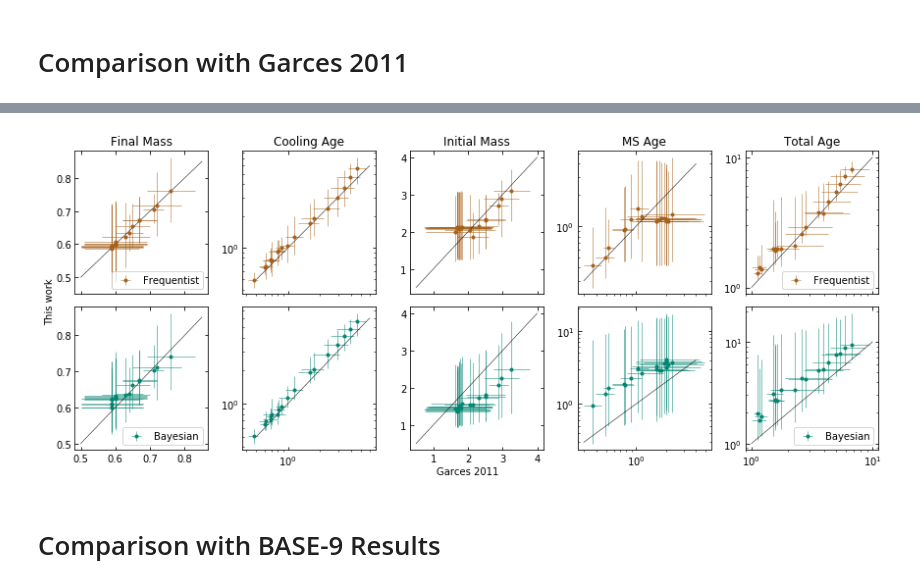
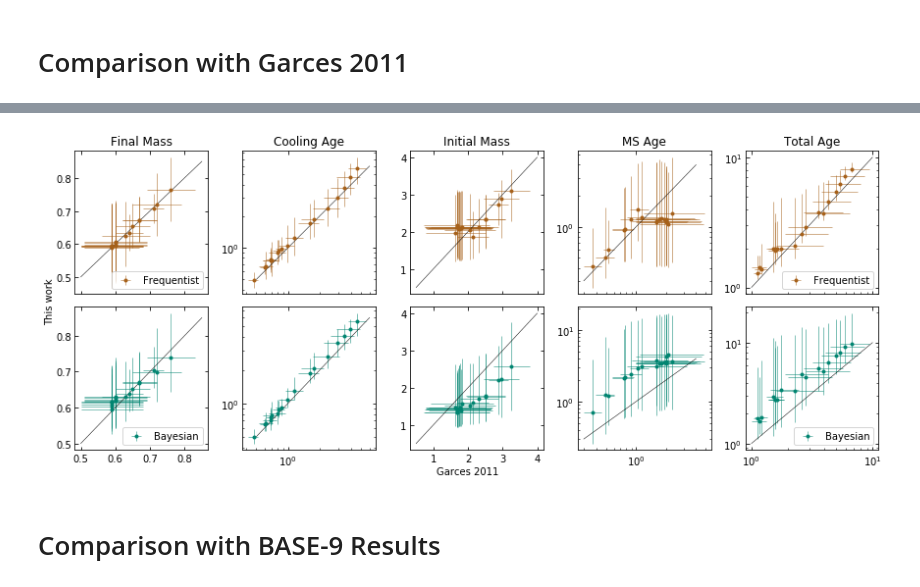
Before and after one commit to rkiman/wdwarfdate, a Jupyter notebook: Age_test.ipynb, the cells around one changed output, grey strips where cells are left out. Saved outputs shown, nothing was run; the diff lists cells and outputs as text; code cells hidden in the pictures.

```diff
--- a/Age_test.ipynb
+++ b/Age_test.ipynb
@@ -202,4 +211,4 @@ garces2011 = garces2011[mask_good]
 result_garces2011_freq = wdwarfdate.calc_wd_age(garces2011['Teff'],garces2011['e_Teff'],
                                                 garces2011['logg'],garces2011['e_logg'],
                                                 n_mc=10000,return_distributions=True)
-result_garces2011_table = Table.read('Garces2011_results_bayesian_w_delta_m.fits')
+result_garces2011_table = Table.read('results/Garces2011_results_bayesian.fits')
@@ -228,7 +229,7 @@ x = np.linspace(0.5,0.85)
 ax9.plot(x,x,'-',color=color_line,linewidth=lw)
 ax9.set_title('Final Mass')
 ax9.tick_params('both',direction='in',top=True,right=True)
-ax9.tick_params('y',which='minor',direction='in',right=True)
+ax9.tick_params('both',which='minor',direction='in',right=True)
 ax9.legend(loc=4)
 
 ax10.errorbar(garces2011['final_mass'],result_garces2011_table['final_mass_median'],
@@ -239,7 +240,7 @@ ax10.errorbar(garces2011['final_mass'],result_garces2011_table['final_mass_media
 x = np.linspace(0.5,0.85)
 ax10.plot(x,x,'-',color=color_line,linewidth=lw)
 ax10.tick_params('both',direction='in',top=True,right=True)
-ax10.tick_params('y',which='minor',direction='in',right=True)
+ax10.tick_params('both',which='minor',direction='in',right=True)
 ax10.legend(loc=4)
 
 ax1.errorbar(garces2011['Age'],result_garces2011_freq['total_age_median']/1e9,
@@ -251,7 +252,7 @@ x = np.linspace(1,10)
 ax1.plot(x,x,'-',color=color_line,linewidth=lw)
 ax1.set_title('Total Age')
 ax1.tick_params('both',direction='in',top=True,right=True)
-ax1.tick_params('y',which='minor',direction='in',right=True)
+ax1.tick_params('both',which='minor',direction='in',right=True)
 ax1.legend(loc=4)
 ax1.set_xscale('log')
 ax1.set_yscale('log')
@@ -264,7 +265,7 @@ ax5.errorbar(garces2011['Age'],result_garces2011_table['total_age_median'],
 x = np.linspace(1,10)
 ax5.plot(x,x,'-',color=color_line,linewidth=lw)
 ax5.tick_params('both',direction='in',top=True,right=True)
-ax5.tick_params('y',which='minor',direction='in',right=True)
+ax5.tick_params('both',which='minor',direction='in',right=True)
 ax5.legend(loc=4)
 ax5.set_xscale('log')
 ax5.set_yscale('log')
@@ -277,7 +278,7 @@ x = np.linspace(0.5,4)
 ax2.plot(x,x,'-',color=color_line,linewidth=lw)
 ax2.set_title('Initial Mass')
 ax2.tick_params('both',direction='in',top=True,right=True)
-ax2.tick_params('y',which='minor',direction='in',right=True)
+ax2.tick_params('both',which='minor',direction='in',right=True)
 
 ax6.errorbar(garces2011['Minitial_mass'],result_garces2011_table['initial_mass_median'],
              xerr=garces2011['e_initial_mass'],
@@ -298,9 +299,7 @@ x = np.linspace(0.5,6)
 ax3.plot(x,x,'-',color=color_line,linewidth=lw)
 ax3.set_title('Cooling Age')
 ax3.tick_params('both',direction='in',top=True,right=True)
-ax3.tick_params('y',which='minor',direction='in',right=True)
-ax3.tick_params('both',direction='in',top=True,right=True)
-ax3.tick_params('y',which='minor',direction='in',right=True)
+ax3.tick_params('both',which='minor',direction='in',right=True)
 ax3.set_xscale('log')
 ax3.set_yscale('log')
 
@@ -311,41 +310,39 @@ ax7.errorbar(garces2011['tcool'],result_garces2011_table['cooling_age_median'],
 x = np.linspace(0.5,6)
 ax7.plot(x,x,'-',color=color_line,linewidth=lw)
 ax7.tick_params('both',direction='in',top=True,right=True)
-ax7.tick_params('y',which='minor',direction='in',right=True)
-ax7.tick_params('both',direction='in',top=True,right=True)
-ax7.tick_params('y',which='minor',direction='in',right=True)
+ax7.tick_params('both',which='minor',direction='in',right=True)
 ax7.set_xscale('log')
 ax7.set_yscale('log')
 
 ax4.errorbar(garces2011['ms_age'],result_garces2011_freq['ms_age_median']/1e9,
              xerr=(garces2011['e_ms_age_lo'],garces2011['e_ms_age_hi']),
              yerr=(result_garces2011_freq['ms_age_err_low']/1e9,result_garces2011_freq['ms_age_err_high']/1e9),
              fmt='.',elinewidth = elinewidth, color = color1)
 x = np.linspace(0.3,4)
 ax4.plot(x,x,'-',color=color_line,linewidth=lw)
 ax4.set_title('MS Age')
 ax4.tick_params('both',direction='in',top=True,right=True)
-ax4.tick_params('y',which='minor',direction='in',right=True)
+ax4.tick_params('both',which='minor',direction='in',right=True)
 ax4.set_xscale('log')
 ax4.set_yscale('log')
 
 ax8.errorbar(garces2011['ms_age'],result_garces2011_table['ms_age_median'],
              xerr=(garces2011['e_ms_age_lo'],garces2011['e_ms_age_hi']),
              yerr=(result_garces2011_table['ms_age_err_low'],result_garces2011_table['ms_age_err_high']),
              fmt='.',elinewidth = elinewidth, color = color2)
 x = np.linspace(0.3,4)
 ax8.plot(x,x,'-',color=color_line,linewidth=lw)
 ax8.tick_params('both',direction='in',top=True,right=True)
-ax8.tick_params('y',which='minor',direction='in',right=True)
+ax8.tick_params('both',which='minor',direction='in',right=True)
 ax8.set_xscale('log')
 ax8.set_yscale('log')
 
 f.text(0.5, 0.01, 'Garces 2011 ', ha='center')
 f.text(0.00, 0.5, 'This work', va='center', rotation='vertical')
 
 plt.tight_layout()
 # %% [output]
-[figure, old version]
+[figure, new version]
 # %% [markdown]
 # Comparison with BASE-9 Results
 # %%
```
Also changed, not shown: parts of 11 cells of this notebook.
